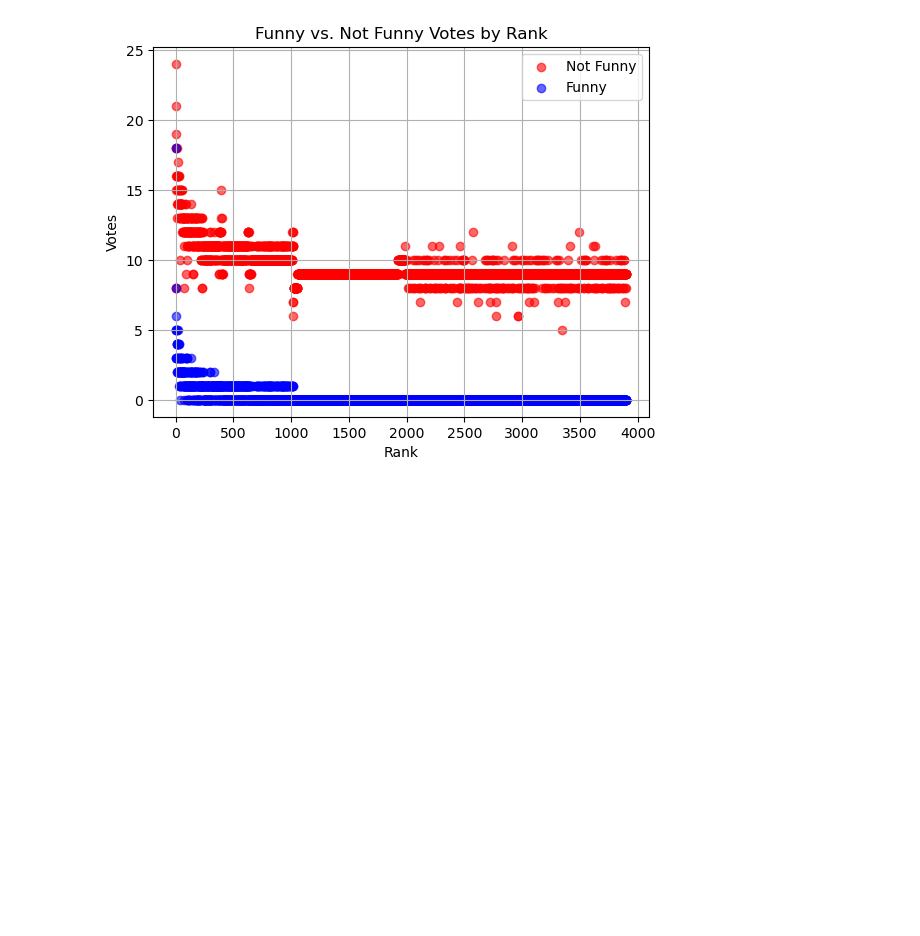
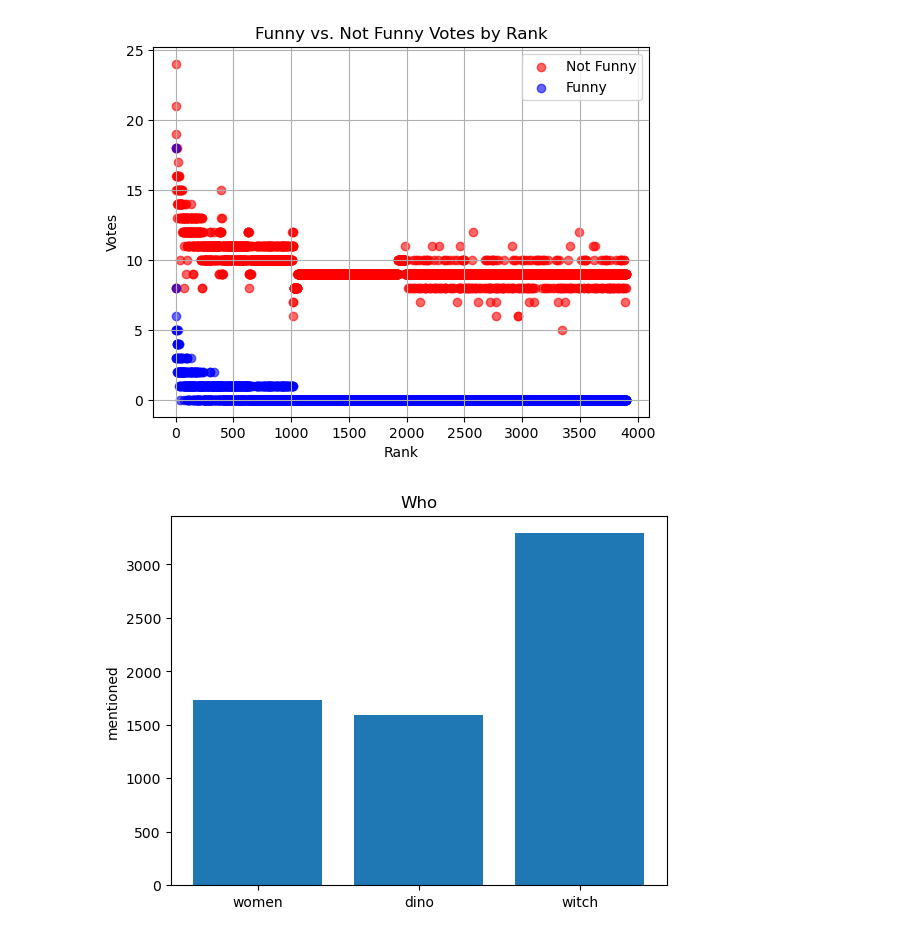
Before and after one commit to epfl-ada/ada-2025-project-data_dinosaur, a Jupyter notebook: load_csv.ipynb, the cells around one changed output. Saved outputs shown, nothing was run; the diff lists cells and outputs as text; code cells hidden in the pictures; blank space fills up the shorter version.

```diff
--- a/load_csv.ipynb
+++ b/load_csv.ipynb
@@ -91,3 +91,30 @@ plt.grid(True)  # Optional: Adding grid for better readability
 plt.show()
 # %% [output]
 [figure]
+# %%
+women_count = df['caption'].str.contains('women').sum()
+
+#print(df_filtered['caption'].str.contains('women').sum())
+
+men_count = df['caption'].str.contains('men').sum() - women_count
+
+dino_count = df['caption'].str.contains('dino').sum()
+
+witch_count = df['caption'].str.contains('witch').sum()
+
+
+fig, ax = plt.subplots()
+
+words = ['women',  'dino', 'witch'] #had to remove men, cause its so much more
+counts = [women_count, dino_count, witch_count]
+
+
+ax.bar(words, counts)
+
+ax.set_ylabel('mentioned')
+ax.set_title('Who')
+
+
+plt.show()
+# %% [output]
+[figure, added]
```
